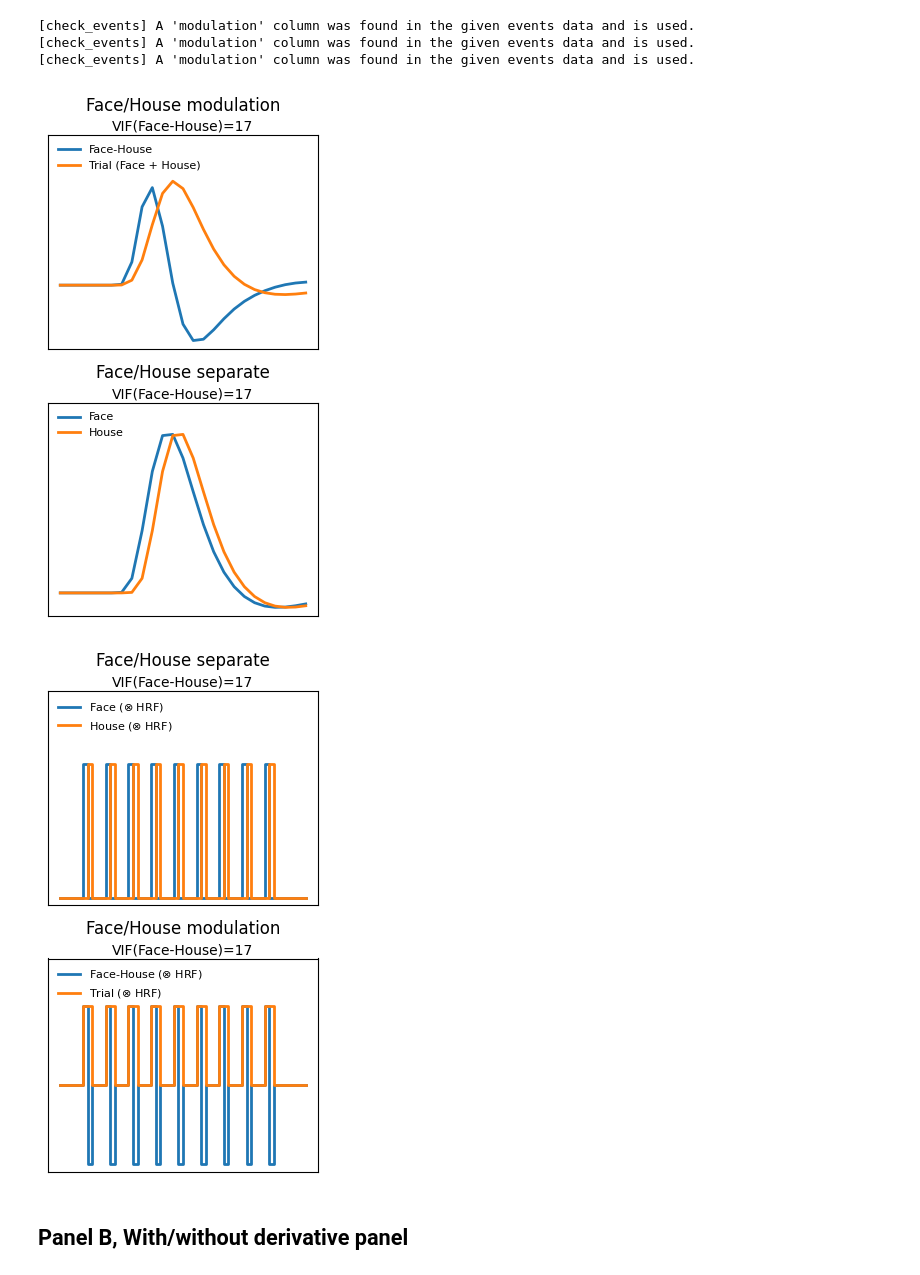
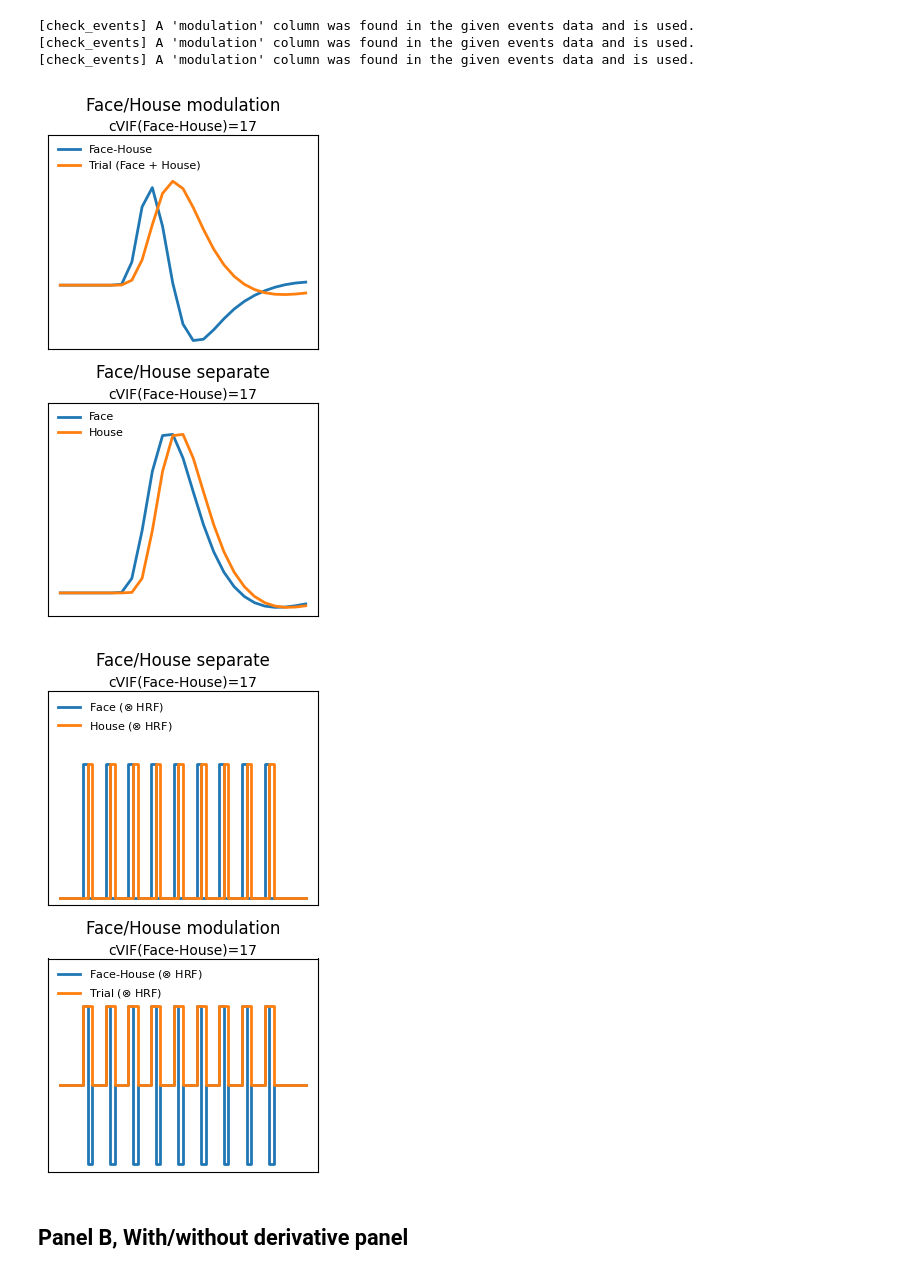
Before and after one commit to poldrack/MID_simulations, a Jupyter notebook: manuscript_code/modeling_mistakes_fig1_generation.ipynb, the cells around one changed output. Drawn from its saved outputs; the diff is of its cells as text; code cells hidden in the pictures.

Commit message:
changed figure labels to cVIF

```diff
--- a/manuscript_code/modeling_mistakes_fig1_generation.ipynb
+++ b/manuscript_code/modeling_mistakes_fig1_generation.ipynb
@@ -215,35 +215,35 @@ modulated_design_matrix_one_trial['trial'] = (
 # %%
 original_design_matrix_rename = original_design_matrix_one_trial.rename(
     columns={'face': 'Face', 'house': 'House'}
 )
 
 modulated_design_matrix_rename = modulated_design_matrix_one_trial.rename(
     columns={'face-house': 'Face-House', 'trial': 'Trial (Face + House)'}
 )
 
 vif_orig = est_contrast_vifs(original_design_matrix, {'Face-House': 'face - house'})
 vif_modulated = est_contrast_vifs(original_design_matrix, {'Face-House': 'face-house'})
 
 name_left = f'Face/House separate'
-subtitle_left = f'VIF(Face-House)={vif_orig["Face-House"]:.0f}'
+subtitle_left = f'cVIF(Face-House)={vif_orig["Face-House"]:.0f}'
 name_right = f'Face/House modulation'
-subtitle_right = f'VIF(Face-House)={vif_modulated["Face-House"]:.0f}'
+subtitle_right = f'cVIF(Face-House)={vif_modulated["Face-House"]:.0f}'
 fig_path = f'{figure_output_path}/orthog_conv.pdf'
 make_step_desplot(
     modulated_design_matrix_rename,
     original_design_matrix_rename,
     name_right,
     name_left,
     subtitle_right,
     subtitle_left,
     frame_times_one_trial,
     frame_times_one_trial,
     figure_path=fig_path,
     conv=True,
     add_ylim=0.03,
 )
 # %% [output]
-[figure, old version]
+[figure, new version]
 # %%
 # \n VIF(Face-House)={vif_orig["Face-House"]:.0f}
 original_design_matrix_neural_rename = original_design_matrix_neural.rename(
@@ -261,9 +261,9 @@ vif_orig = est_contrast_vifs(original_design_matrix, {'Face-House': 'face - hous
 vif_modulated = est_contrast_vifs(original_design_matrix, {'Face-House': 'face-house'})
 
 name_left = f'Face/House separate'
-subtitle_left = f'VIF(Face-House)={vif_orig["Face-House"]:.0f}'
+subtitle_left = f'cVIF(Face-House)={vif_orig["Face-House"]:.0f}'
 name_right = f'Face/House modulation'
-subtitle_right = f'VIF(Face-House)={vif_modulated["Face-House"]:.0f}'
+subtitle_right = f'cVIF(Face-House)={vif_modulated["Face-House"]:.0f}'
 fig_path = f'{figure_output_path}/testfig.pdf'
 make_step_desplot(
     original_design_matrix_neural_rename,
@@ -278,7 +278,7 @@ make_step_desplot(
     conv=False,
 )
 # %% [output]
-[figure, old version]
+[figure, new version]
 # %% [markdown]
 ## Panel B, With/without derivative panel
 # %%
```
Also changed, not shown: parts of 8 cells of this notebook.
